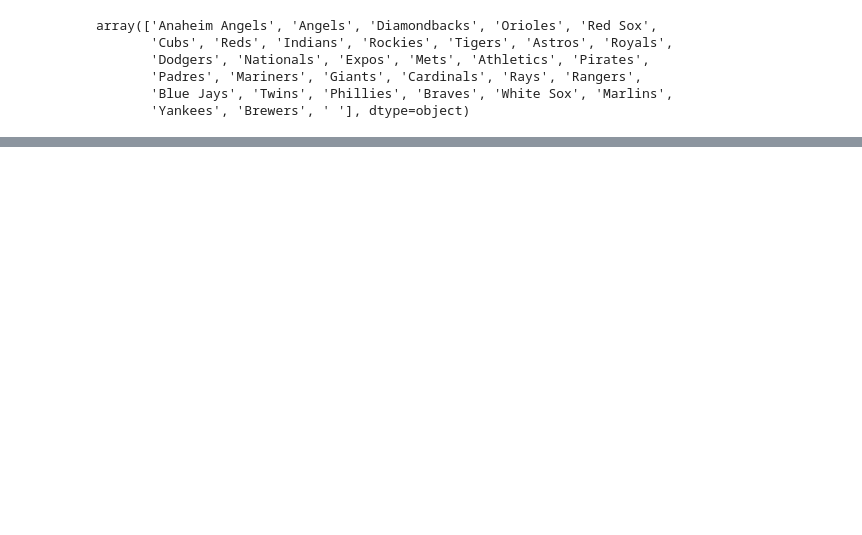
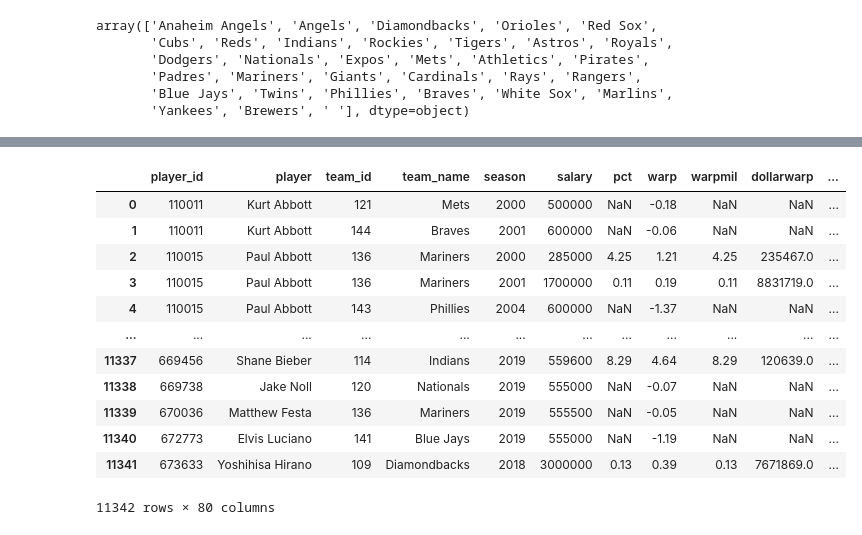
Before and after one commit to damienfranco/MLB_WARP_vs_Salary, a Jupyter notebook: database_etl.ipynb, the cells around one changed output, grey strips where cells are left out. Cells and saved outputs as stored; diff of their text form; code cells hidden in the pictures; blank space fills up the shorter version.

Commit message:
added regex and groupby.agg

```diff
--- a/database_etl.ipynb
+++ b/database_etl.ipynb
@@ -166,0 +181,40 @@ array(['Anaheim Angels', 'Angels', 'Diamondbacks', 'Orioles', 'Red Sox',
+# %%
+complete_df = pd.read_csv('csvs/completed_stats.csv')
+
+#after merging all stats and player salaries, there were no "duplicated columns", but there were many broken up rows with different stats for the same player in a season
+#grouped by the salary dataset, then used .agg and np.sum on each stat column to sum/average stats together to consolidate the broken up rows while keeping salary data constant
+
+complete_df = complete_df.groupby(['player_id','player','pos','team_id','team_name','season'],as_index=False).agg({'salary':'first','pct':'first','warp':'first','warpmil':'first',
+                'dollarwarp':'first','assists': np.sum,'putouts': np.sum, 'errors': np.sum, 'chances': np.sum, 'fielding': np.sum, 'innings': np.sum, 'games': np.sum, 'games_started': np.sum,
+                'double_plays': np.sum,'triple_plays':np.sum, 'throwing_errors': np.sum, 'ground_outs': np.sum, 'air_outs': np.sum,
+                'runs': np.sum, 'doubles': np.sum, 'triples': np.sum, 'home_runs': np.sum, 'strike_outs': np.sum, 'base_on_balls': np.sum,
+                'intentional_walks': np.sum, 'average': np.mean, 'at_bats': np.sum, 'obp': np.mean, 'slg': np.mean,
+                'ops': np.mean, 'stolen_bases': np.sum, 'caught_stealing': np.sum, 'ground_into_double_play': np.sum,
+                'number_of_pitches': np.sum, 'plate_appearances': np.sum, 'total_bases': np.sum, 'rbi': np.sum, 'left_on_base': np.sum,
+                'sac_bunts': np.sum, 'sac_flies': np.sum, 'pitched_ground_outs': np.sum, 'pitched_air_outs': np.sum, 'pitched_runs': np.sum,
+                'pitched_doubles': np.sum, 'pitched_triples': np.sum, 'pitched_home_runs': np.sum, 'pitched_strike_outs': np.sum,
+                'pitched_base_on_balls': np.sum, 'pitched_intentional_walks': np.sum, 'pitched_hits': np.sum, 'pitcher_average': np.mean,
+                'saves': np.sum, 'save_opportunities': np.sum, 'holds': np.sum, 'blown_saves': np.sum,'earned_runs':np.sum, 'whip': np.mean,
+                'batters_faced': np.sum, 'outs': np.sum, 'games_pitched': np.sum, 'complete_games': np.sum, 'shutouts': np.sum,
+                'pitcher_strikes': np.sum, 'hit_batsmen': np.sum, 'balks': np.sum, 'wild_pitches': np.sum, 'pickoffs': np.sum,
+                'pitched_total_bases': np.sum, 'pitches_per_inning': np.mean,'games_finished': np.sum, 'walks_per_9_inn': np.sum,
+                'inherited_runners': np.sum, 'inherited_runners_scored': np.sum, 'pitched_sac_bunts': np.sum, 'pitched_sac_flies': np.sum
+                    })
+
+complete_df.to_csv('csvs/completed_stats.csv',index=False)
+# %%
+complete_df
+# %% [output]
+|  | player_id | player | team_id | team_name | season | salary | pct | warp | warpmil | dollarwarp | ... |
+| 0 | 110011 | Kurt Abbott | 121 | Mets | 2000 | 500000 | NaN | -0.18 | NaN | NaN | ... |
+| 1 | 110011 | Kurt Abbott | 144 | Braves | 2001 | 600000 | NaN | -0.06 | NaN | NaN | ... |
+| 2 | 110015 | Paul Abbott | 136 | Mariners | 2000 | 285000 | 4.25 | 1.21 | 4.25 | 235467.0 | ... |
+| 3 | 110015 | Paul Abbott | 136 | Mariners | 2001 | 1700000 | 0.11 | 0.19 | 0.11 | 8831719.0 | ... |
+| 4 | 110015 | Paul Abbott | 143 | Phillies | 2004 | 600000 | NaN | -1.37 | NaN | NaN | ... |
+| ... | ... | ... | ... | ... | ... | ... | ... | ... | ... | ... | ... |
+| 11337 | 669456 | Shane Bieber | 114 | Indians | 2019 | 559600 | 8.29 | 4.64 | 8.29 | 120639.0 | ... |
+| 11338 | 669738 | Jake Noll | 120 | Nationals | 2019 | 555000 | NaN | -0.07 | NaN | NaN | ... |
+| 11339 | 670036 | Matthew Festa | 136 | Mariners | 2019 | 555500 | NaN | -0.05 | NaN | NaN | ... |
+| 11340 | 672773 | Elvis Luciano | 141 | Blue Jays | 2019 | 555000 | NaN | -1.19 | NaN | NaN | ... |
+| 11341 | 673633 | Yoshihisa Hirano | 109 | Diamondbacks | 2018 | 3000000 | 0.13 | 0.39 | 0.13 | 7671869.0 | ... |
+11342 rows × 80 columns
```
Also changed, not shown: parts of 3 cells of this notebook.
